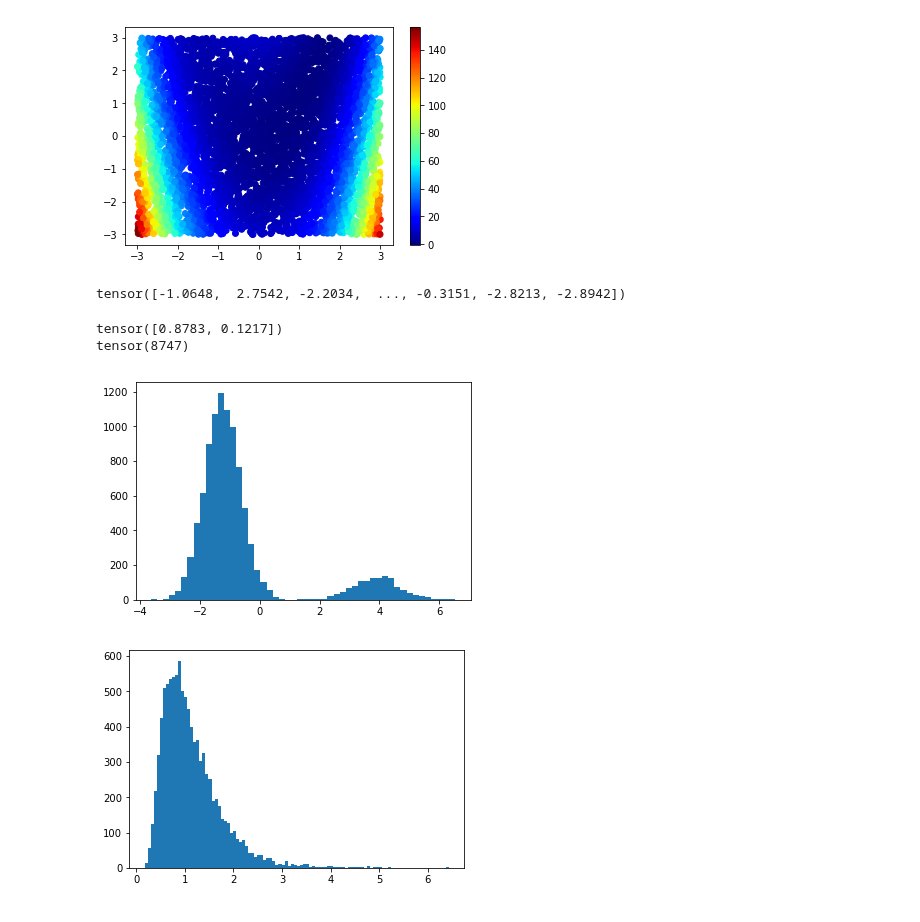
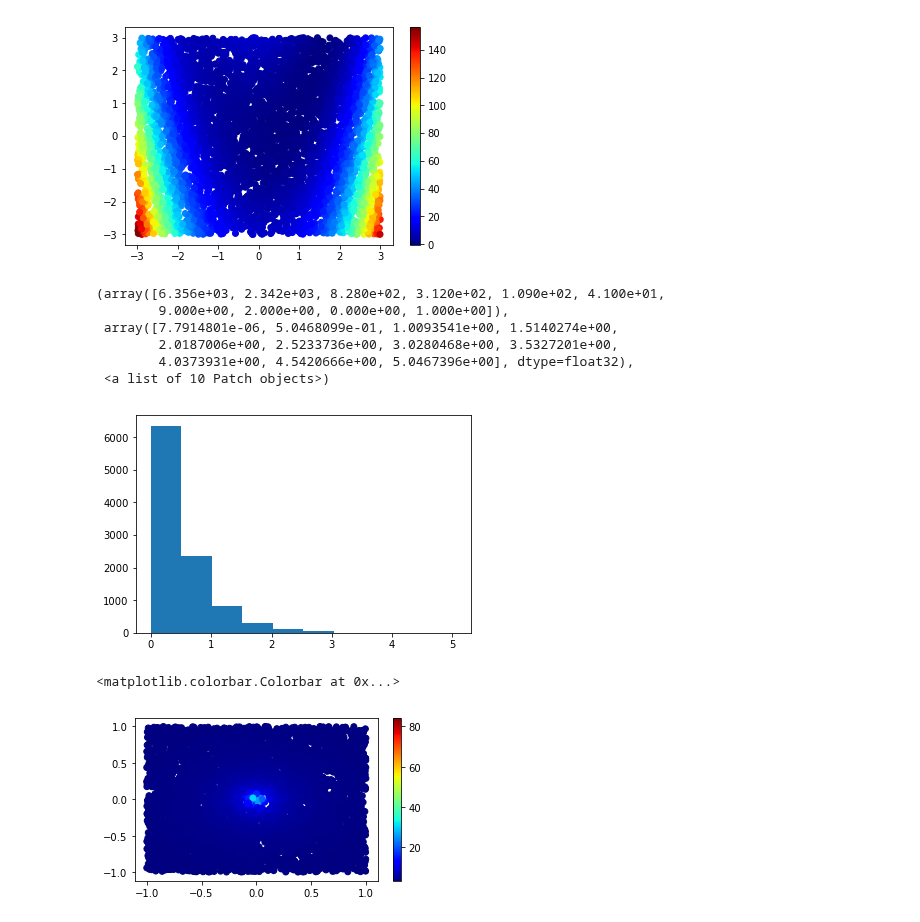
Before and after one commit to SchattenGenie/diff-surrogate, a Jupyter notebook: model_new_interface.ipynb, the cells around one changed output. Drawn from its saved outputs; the diff is of its cells as text; code cells hidden in the pictures.

```diff
--- a/model_new_interface.ipynb
+++ b/model_new_interface.ipynb
@@ -115,14 +97,10 @@ def mixtue_model(weights, K=2):
-# %%
-model(torch.Tensor([0.9, 1]))
-# %% [output]
-tensor([-1.0648,  2.7542, -2.2034,  ..., -0.3151, -2.8213, -2.8942])
-# %%
-plt.hist(model(),bins=50);
-# %% [output]
-tensor([0.8783, 0.1217])
-tensor(8747)
-[figure, removed]
-# %%
-plt.hist(dist.LogNormal(0., 0.5).sample([10000]),bins=100);
-# %% [output]
-[figure, removed]
+# %%
+plt.hist(pyro.distributions.Exponential(2).sample([10000]))
+# %% [output]
+(array([6.356e+03, 2.342e+03, 8.280e+02, 3.120e+02, 1.090e+02, 4.100e+01,
+        9.000e+00, 2.000e+00, 0.000e+00, 1.000e+00]),
+ array([7.7914801e-06, 5.0468099e-01, 1.0093541e+00, 1.5140274e+00,
+        2.0187006e+00, 2.5233736e+00, 3.0280468e+00, 3.5327201e+00,
+        4.0373931e+00, 4.5420666e+00, 5.0467396e+00], dtype=float32),
+ <a list of 10 Patch objects>)
+[figure, added]
@@ -128,0 +139,11 @@ plt.hist(dist.LogNormal(0., 0.5).sample([10000]),bins=100);
+# %%
+plt.figure(figsize=(12,3))
+plt.subplot(1,2,1)
+plt.scatter(psi_grid[:,0].detach().cpu(),
+            psi_grid[:,1].detach().cpu(),
+            c=data_gen[:,0].view(-1, average_size).mean(dim=1).detach().cpu(), cmap=my_cmap,)
+            #norm=matplotlib.colors.LogNorm())
+plt.colorbar()
+# %% [output]
+<matplotlib.colorbar.Colorbar at 0x...>
+[figure, added]
```
Also changed, not shown: parts of 12 cells of this notebook, 4 other files.
